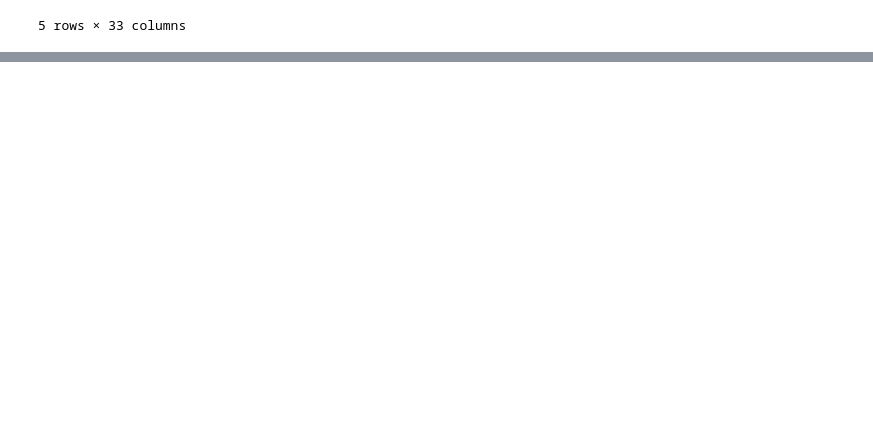
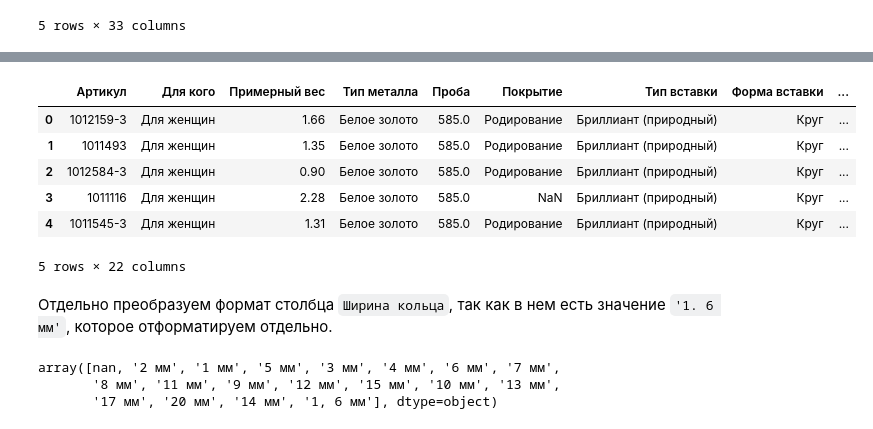
Before and after one commit to tisheedesh/Project, a Jupyter notebook: EDA.ipynb, the cells around one changed output, grey strips where cells are left out. Saved outputs shown, nothing was run; the diff lists cells and outputs as text; code cells hidden in the pictures; blank space fills up the shorter version.

```diff
--- a/EDA.ipynb
+++ b/EDA.ipynb
@@ -190,0 +281,21 @@ for i in range(len(data.isna().sum())):
+# %%
+num_col = ['Примерный вес', 'Количество', 'Вес', 'Количество 2', 'Вес 2', 'Ширина', 'Высота']
+for col in num_col:
+    data[col] = data[col].apply(lambda x: float(x.split()[0]) if type(x) == str else x)
+data.head()
+# %% [output]
+|  | Артикул | Для кого | Примерный вес | Тип металла | Проба | Покрытие | Тип вставки | Форма вставки | ... |
+| 0 | 1012159-3 | Для женщин | 1.66 | Белое золото | 585.0 | Родирование | Бриллиант (природный) | Круг | ... |
+| 1 | 1011493 | Для женщин | 1.35 | Белое золото | 585.0 | Родирование | Бриллиант (природный) | Круг | ... |
+| 2 | 1012584-3 | Для женщин | 0.90 | Белое золото | 585.0 | Родирование | Бриллиант (природный) | Круг | ... |
+| 3 | 1011116 | Для женщин | 2.28 | Белое золото | 585.0 | NaN | Бриллиант (природный) | Круг | ... |
+| 4 | 1011545-3 | Для женщин | 1.31 | Белое золото | 585.0 | Родирование | Бриллиант (природный) | Круг | ... |
+5 rows × 22 columns
+# %% [markdown]
+Отдельно преобразуем формат столбца `Ширина кольца`, так как в нем есть значение `'1. 6 мм'`, которое отформатируем отдельно.
+# %%
+data['Ширина кольца'].unique()
+# %% [output]
+array([nan, '2 мм', '1 мм', '5 мм', '3 мм', '4 мм', '6 мм', '7 мм',
+       '8 мм', '11 мм', '9 мм', '12 мм', '15 мм', '10 мм', '13 мм',
+       '17 мм', '20 мм', '14 мм', '1, 6 мм'], dtype=object)
```
Also changed, not shown: parts of 57 cells of this notebook.
